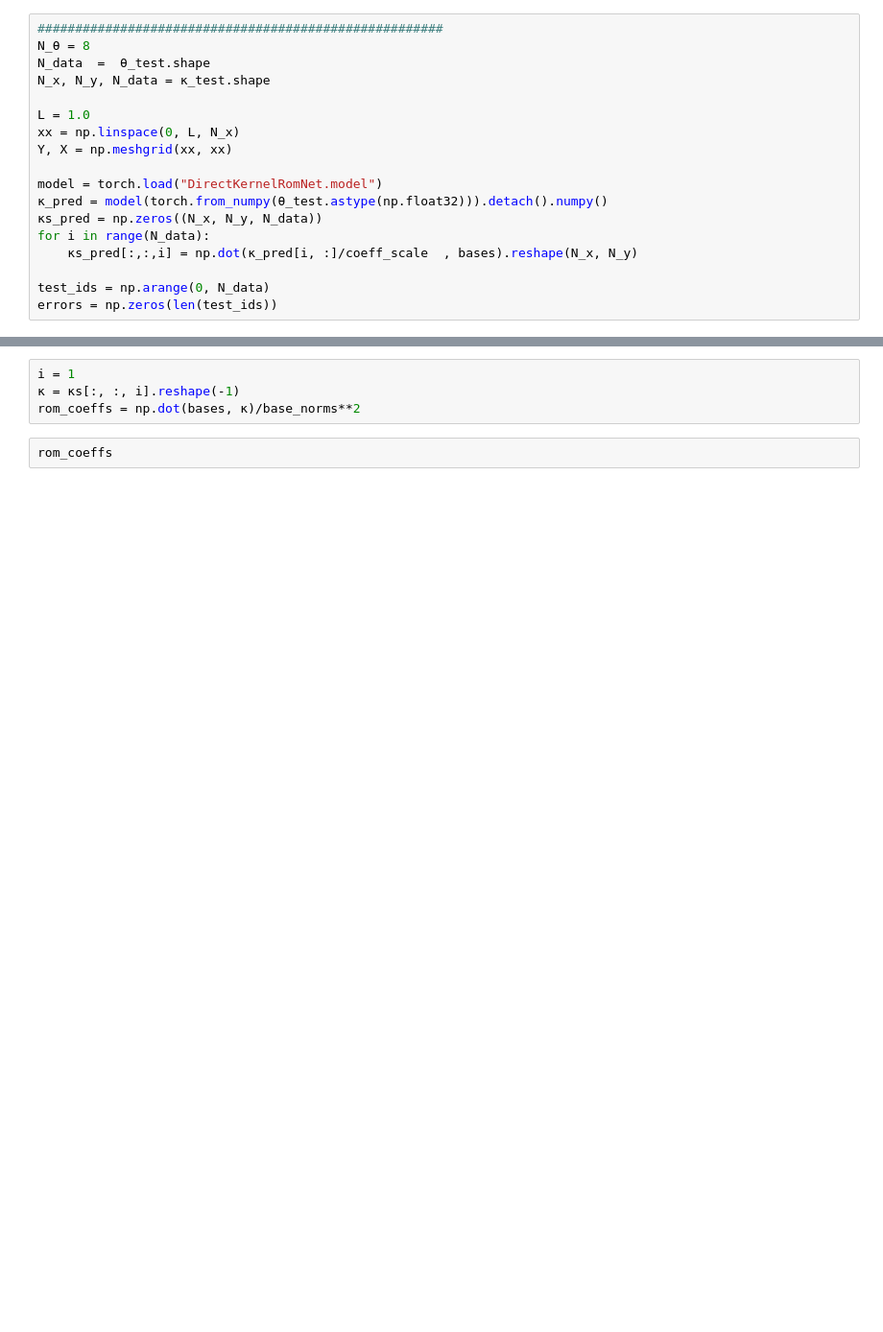
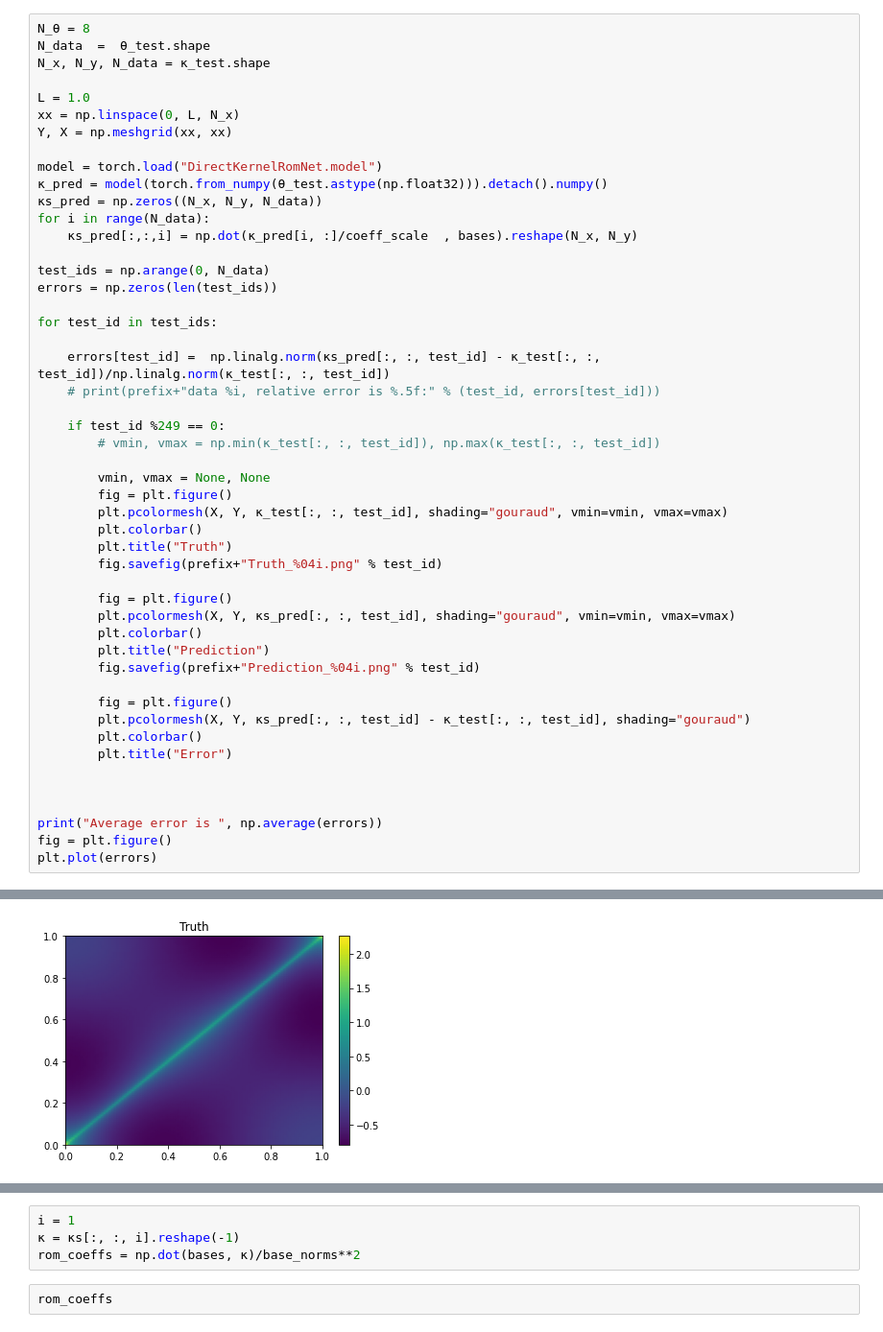
Before and after one commit to Zhengyu-Huang/Operator-Learning, a Jupyter notebook: nn/random_direct/Box_N2D_nn_Test_ROM.ipynb, the cells around one changed output, grey strips where cells are left out. Shown at 96% size. Saved outputs shown, nothing was run; the diff lists cells and outputs as text; blank space fills up the shorter version.

```diff
--- a/nn/random_direct/Box_N2D_nn_Test_ROM.ipynb
+++ b/nn/random_direct/Box_N2D_nn_Test_ROM.ipynb
@@ -80,5 +159,4 @@ torch.save(model, "DirectKernelRomNet.model")
 # %%
-######################################################
 N_θ = 8
 N_data  =  θ_test.shape
 N_x, N_y, N_data = κ_test.shape
@@ -95,3 +173,36 @@ for i in range(N_data):
 
 test_ids = np.arange(0, N_data)
 errors = np.zeros(len(test_ids))
+
+for test_id in test_ids:
+
+    errors[test_id] =  np.linalg.norm(κs_pred[:, :, test_id] - κ_test[:, :, test_id])/np.linalg.norm(κ_test[:, :, test_id])
+    # print(prefix+"data %i, relative error is %.5f:" % (test_id, errors[test_id]))
+
+    if test_id %249 == 0:
+        # vmin, vmax = np.min(κ_test[:, :, test_id]), np.max(κ_test[:, :, test_id])
+
+        vmin, vmax = None, None
+        fig = plt.figure()
+        plt.pcolormesh(X, Y, κ_test[:, :, test_id], shading="gouraud", vmin=vmin, vmax=vmax)
+        plt.colorbar()
+        plt.title("Truth")
+        fig.savefig(prefix+"Truth_%04i.png" % test_id)
+
+        fig = plt.figure()
+        plt.pcolormesh(X, Y, κs_pred[:, :, test_id], shading="gouraud", vmin=vmin, vmax=vmax)
+        plt.colorbar()
+        plt.title("Prediction")
+        fig.savefig(prefix+"Prediction_%04i.png" % test_id)
+
+        fig = plt.figure()
+        plt.pcolormesh(X, Y, κs_pred[:, :, test_id] - κ_test[:, :, test_id], shading="gouraud")
+        plt.colorbar()
+        plt.title("Error")
+
+
+
+print("Average error is ", np.average(errors))
+fig = plt.figure()
+plt.plot(errors)
+# %% [output]
@@ -97,0 +211 @@ errors = np.zeros(len(test_ids))
+[figure, added]
```
Also changed, not shown: parts of 11 cells of this notebook, 3 other files.
